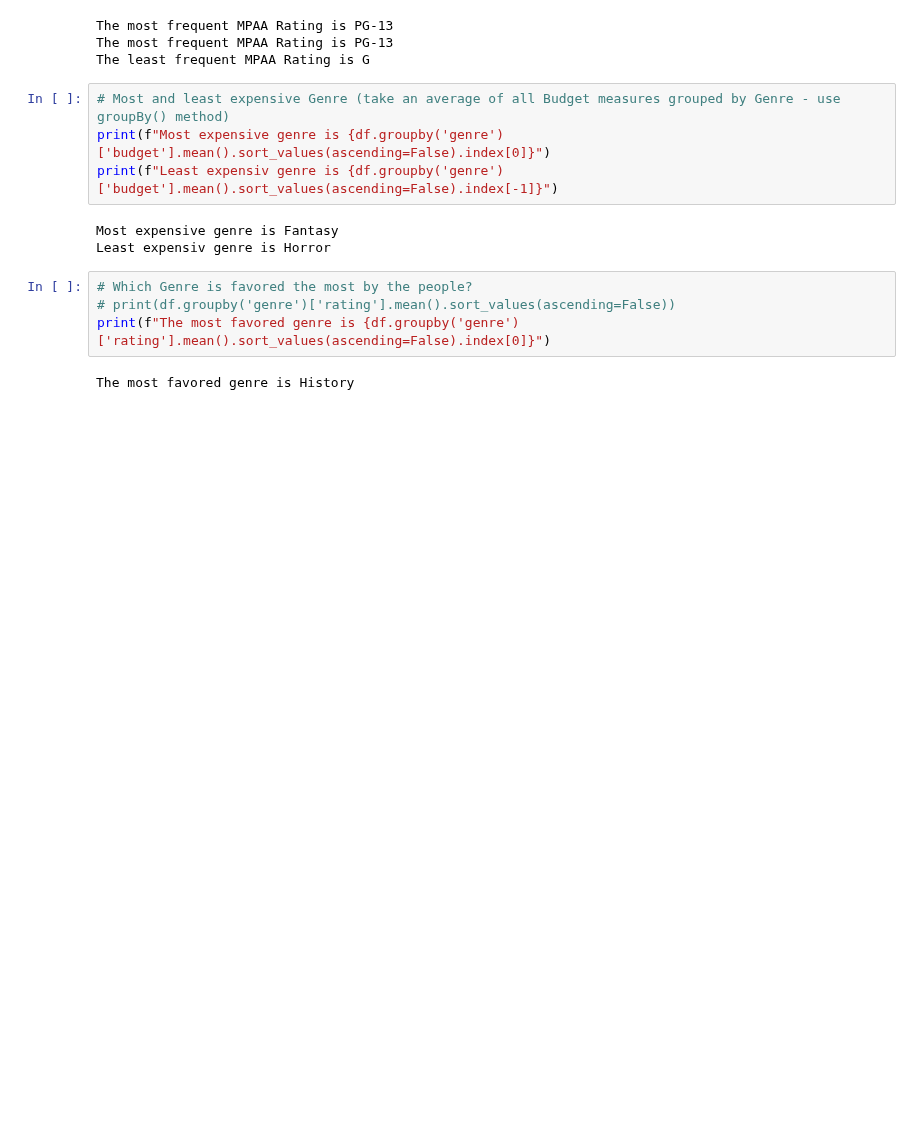
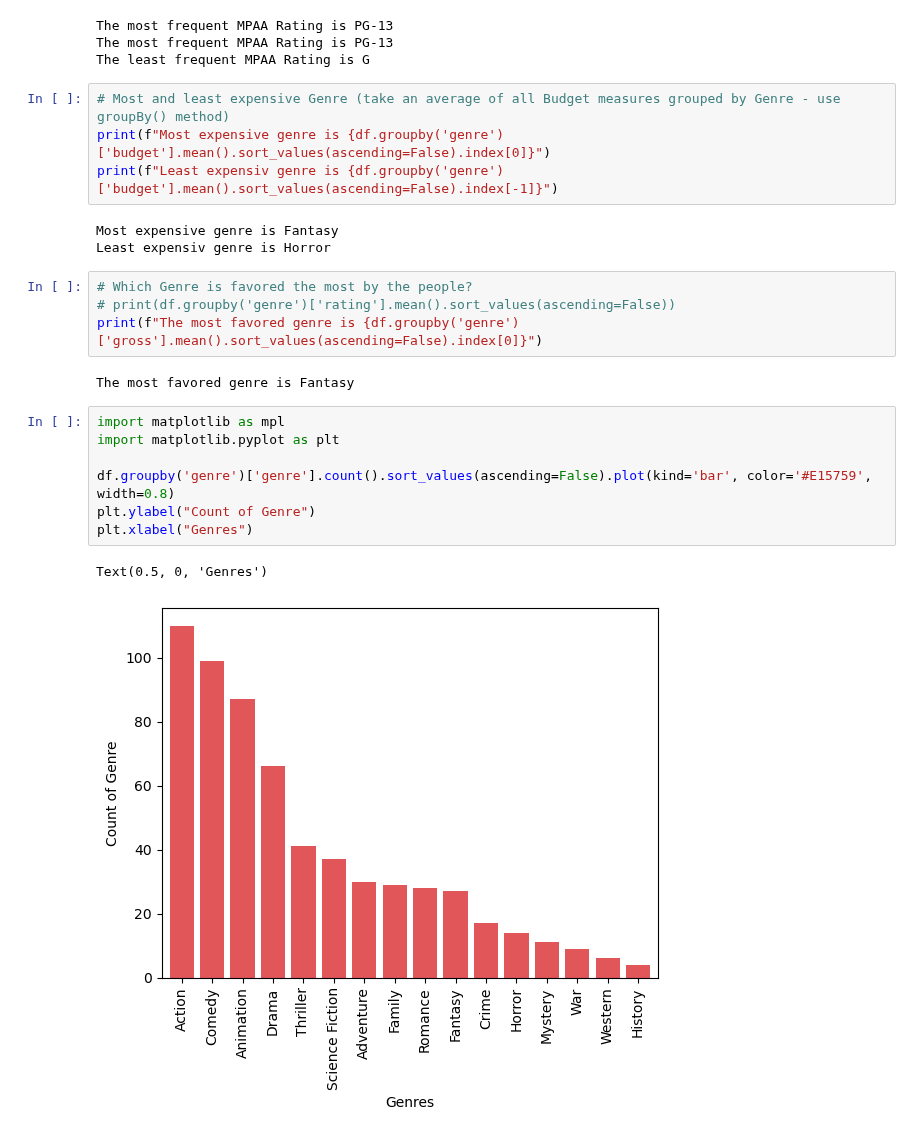
Before and after one commit to mks-0/code-academy, a Jupyter notebook: Project 1/Sprint 4.ipynb, the cells around one changed output. Saved outputs shown, nothing was run; the diff lists cells and outputs as text; blank space fills up the shorter version.

```diff
--- a/Project 1/Sprint 4.ipynb
+++ b/Project 1/Sprint 4.ipynb
@@ -258,6 +258,16 @@ Least expensiv genre is Horror
 # %%
 # Which Genre is favored the most by the people?
 # print(df.groupby('genre')['rating'].mean().sort_values(ascending=False))
-print(f"The most favored genre is {df.groupby('genre')['rating'].mean().sort_values(ascending=False).index[0]}")
+print(f"The most favored genre is {df.groupby('genre')['gross'].mean().sort_values(ascending=False).index[0]}")
 # %% [output]
-The most favored genre is History
+The most favored genre is Fantasy
+# %%
+import matplotlib as mpl
+import matplotlib.pyplot as plt
+
+df.groupby('genre')['genre'].count().sort_values(ascending=False).plot(kind='bar', color='#E15759', width=0.8)
+plt.ylabel("Count of Genre")
+plt.xlabel("Genres")
+# %% [output]
+Text(0.5, 0, 'Genres')
+[figure, added]
```
Also changed, not shown: parts of 9 cells of this notebook, 1 other file.
